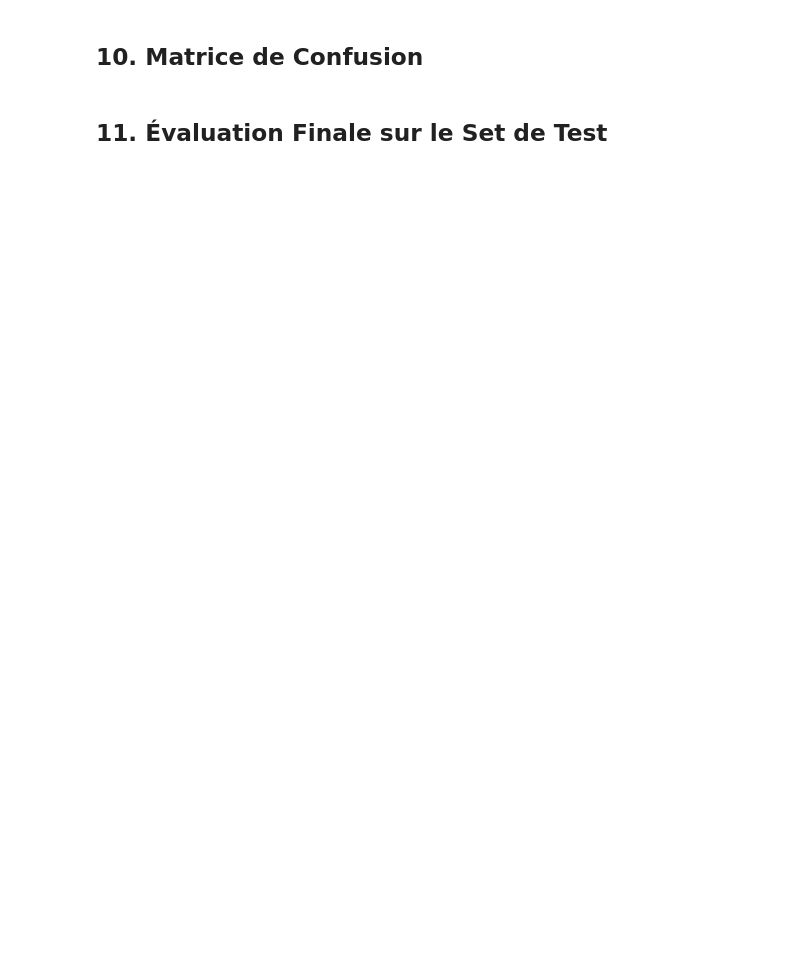
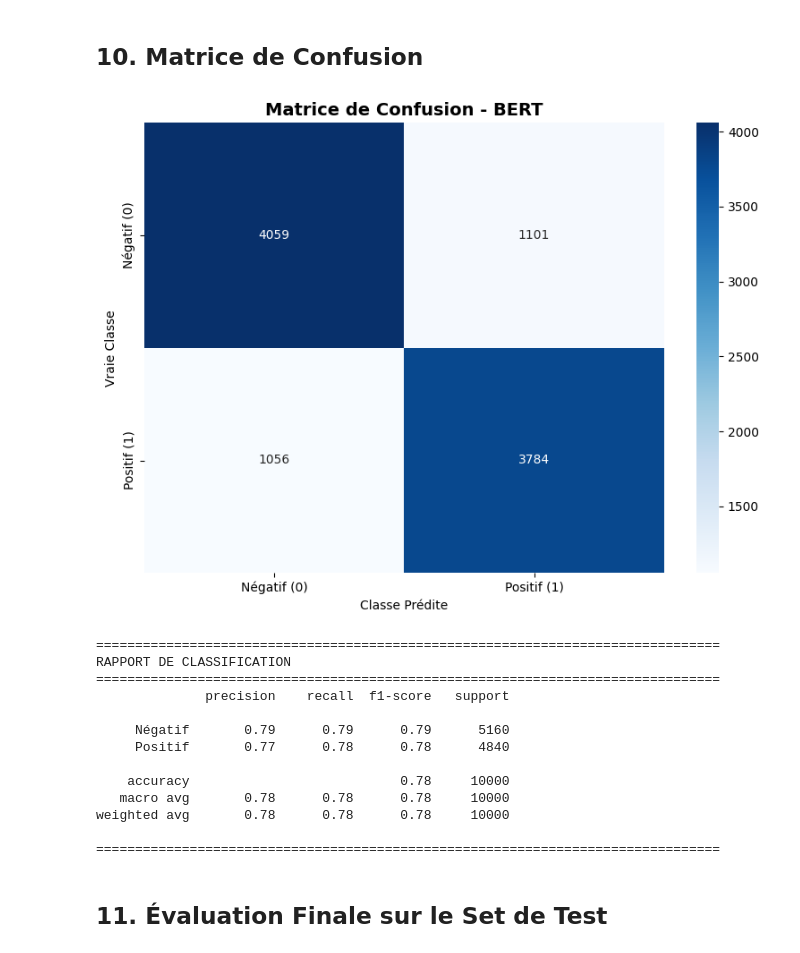
Before and after one commit to tminichetti/openclassrooms-projet7, a Jupyter notebook: notebooks/05_modele_bert.ipynb, the cells around one changed output. Cells and saved outputs as stored; diff of their text form; code cells hidden in the pictures; blank space fills up the shorter version.

```diff
--- a/notebooks/05_modele_bert.ipynb
+++ b/notebooks/05_modele_bert.ipynb
@@ -361,29 +452,44 @@ with mlflow.start_run(run_id=mlflow.active_run().info.run_id):
 # %%
 # Matrice de confusion
 cm = confusion_matrix(val_labels.numpy(), val_pred_classes)
 
 plt.figure(figsize=(8, 6))
 sns.heatmap(cm, annot=True, fmt='d', cmap='Blues', cbar=True)
 plt.title('Matrice de Confusion - BERT', fontsize=14, fontweight='bold')
 plt.ylabel('Vraie Classe')
 plt.xlabel('Classe Prédite')
 plt.xticks([0.5, 1.5], ['Négatif (0)', 'Positif (1)'])
 plt.yticks([0.5, 1.5], ['Négatif (0)', 'Positif (1)'])
 plt.tight_layout()
 plt.savefig('bert_confusion_matrix.png', dpi=300, bbox_inches='tight')
 plt.show()
 
 # Log dans MLFlow
-with mlflow.start_run(run_id=mlflow.active_run().info.run_id):
+with mlflow.start_run(run_name="bert_confusion_matrix"):
     mlflow.log_artifact('bert_confusion_matrix.png')
 
 # Rapport de classification détaillé
 print("\n" + "="*80)
 print("RAPPORT DE CLASSIFICATION")
 print("="*80)
 print(classification_report(val_labels.numpy(), val_pred_classes,
                           target_names=['Négatif', 'Positif']))
 print("="*80)
+# %% [output]
+[figure, added]
+================================================================================
+RAPPORT DE CLASSIFICATION
+================================================================================
+              precision    recall  f1-score   support
+
+     Négatif       0.79      0.79      0.79      5160
+     Positif       0.77      0.78      0.78      4840
+
+    accuracy                           0.78     10000
+   macro avg       0.78      0.78      0.78     10000
+weighted avg       0.78      0.78      0.78     10000
+
+================================================================================
 # %% [markdown]
 ## 11. Évaluation Finale sur le Set de Test
 # %%
```
Also changed, not shown: parts of 13 cells of this notebook, 4 other files.
